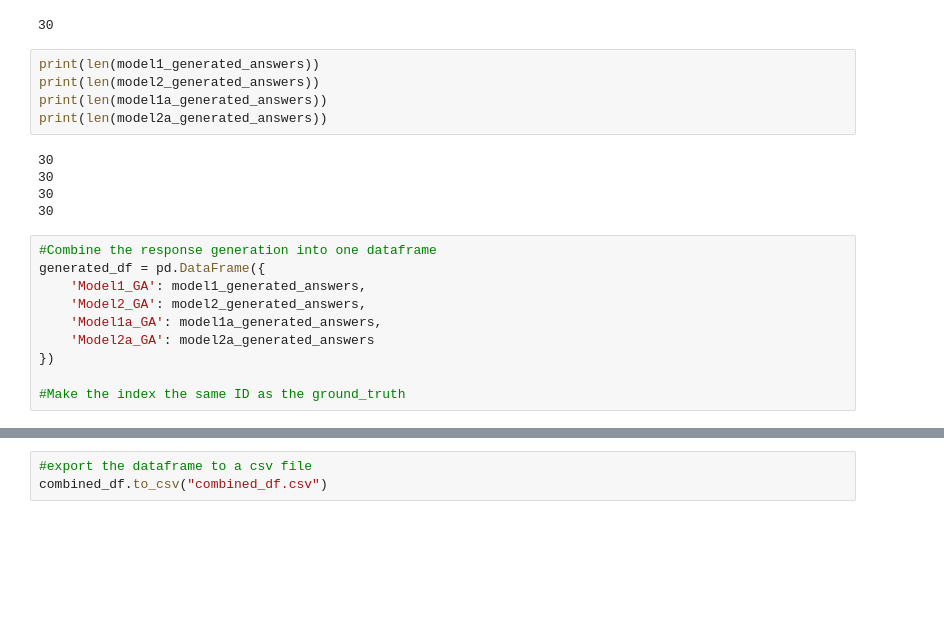
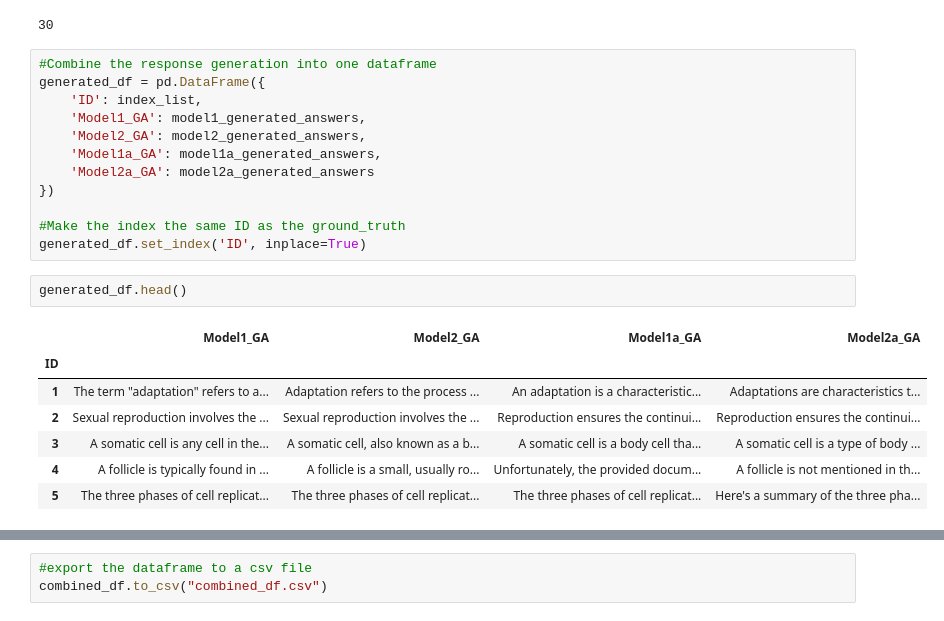
Before and after one commit to kyddev/hsc-llm, a Jupyter notebook: generation_testbench.ipynb, the cells around one changed output, grey strips where cells are left out. Saved outputs shown, nothing was run; the diff lists cells and outputs as text; blank space fills up the shorter version.

```diff
--- a/generation_testbench.ipynb
+++ b/generation_testbench.ipynb
@@ -222,19 +188,10 @@ for i in range(1, len(questions)+1):
 len(index_list)
 # %% [output]
 30
-# %%
-print(len(model1_generated_answers))
-print(len(model2_generated_answers))
-print(len(model1a_generated_answers))
-print(len(model2a_generated_answers))
-# %% [output]
-30
-30
-30
-30
 # %%
 #Combine the response generation into one dataframe
 generated_df = pd.DataFrame({
+    'ID': index_list,
     'Model1_GA': model1_generated_answers,
     'Model2_GA': model2_generated_answers,
     'Model1a_GA': model1a_generated_answers,
@@ -242,6 +199,17 @@ generated_df = pd.DataFrame({
 })
 
 #Make the index the same ID as the ground_truth
+generated_df.set_index('ID', inplace=True)
+# %%
+generated_df.head()
+# %% [output]
+|  | Model1_GA | Model2_GA | Model1a_GA | Model2a_GA |
+| ID |  |  |  |  |
+| 1 | The term "adaptation" refers to a... | Adaptation refers to the process ... | An adaptation is a characteristic... | Adaptations are characteristics t... |
+| 2 | Sexual reproduction involves the ... | Sexual reproduction involves the ... | Reproduction ensures the continui... | Reproduction ensures the continui... |
+| 3 | A somatic cell is any cell in the... | A somatic cell, also known as a b... | A somatic cell is a body cell tha... | A somatic cell is a type of body ... |
+| 4 | A follicle is typically found in ... | A follicle is a small, usually ro... | Unfortunately, the provided docum... | A follicle is not mentioned in th... |
+| 5 | The three phases of cell replicat... | The three phases of cell replicat... | The three phases of cell replicat... | Here's a summary of the three pha... |
 # %%
 #combine the ground_truth and the generated responses dataframe
 combined_df = pd.concat([ground_truth_df, generated_df], axis=1)
```
Also changed, not shown: parts of 9 cells of this notebook, 7 other files.
